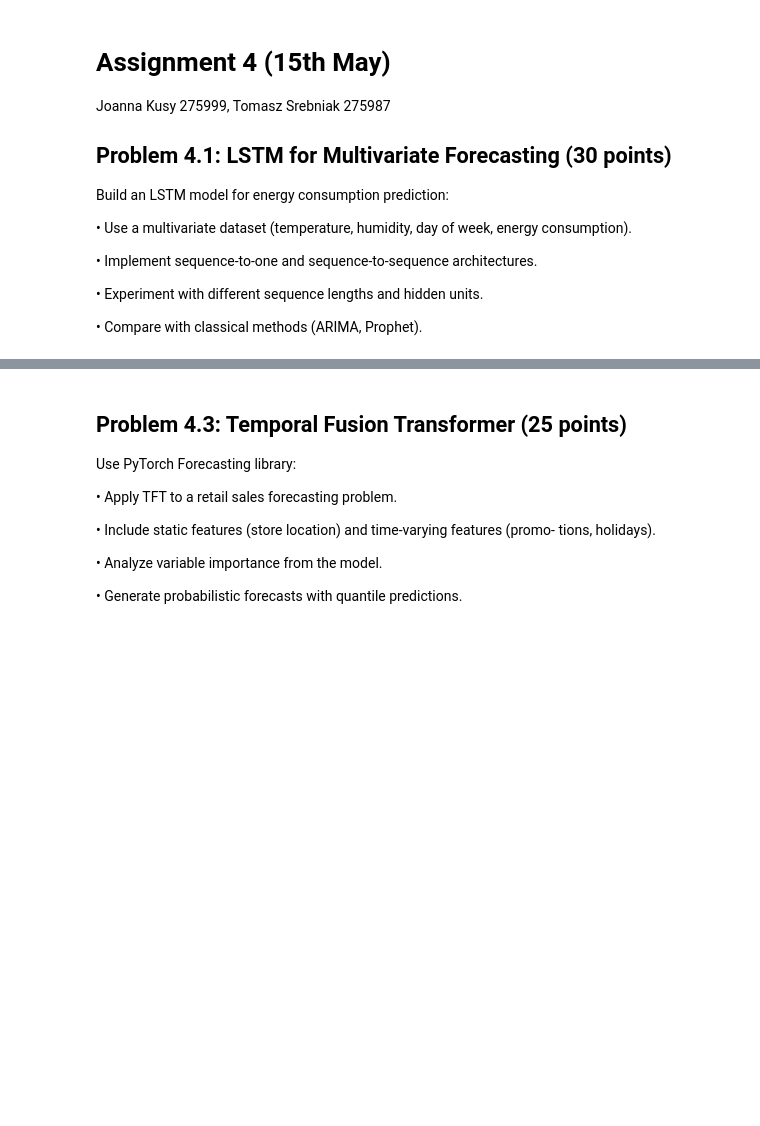
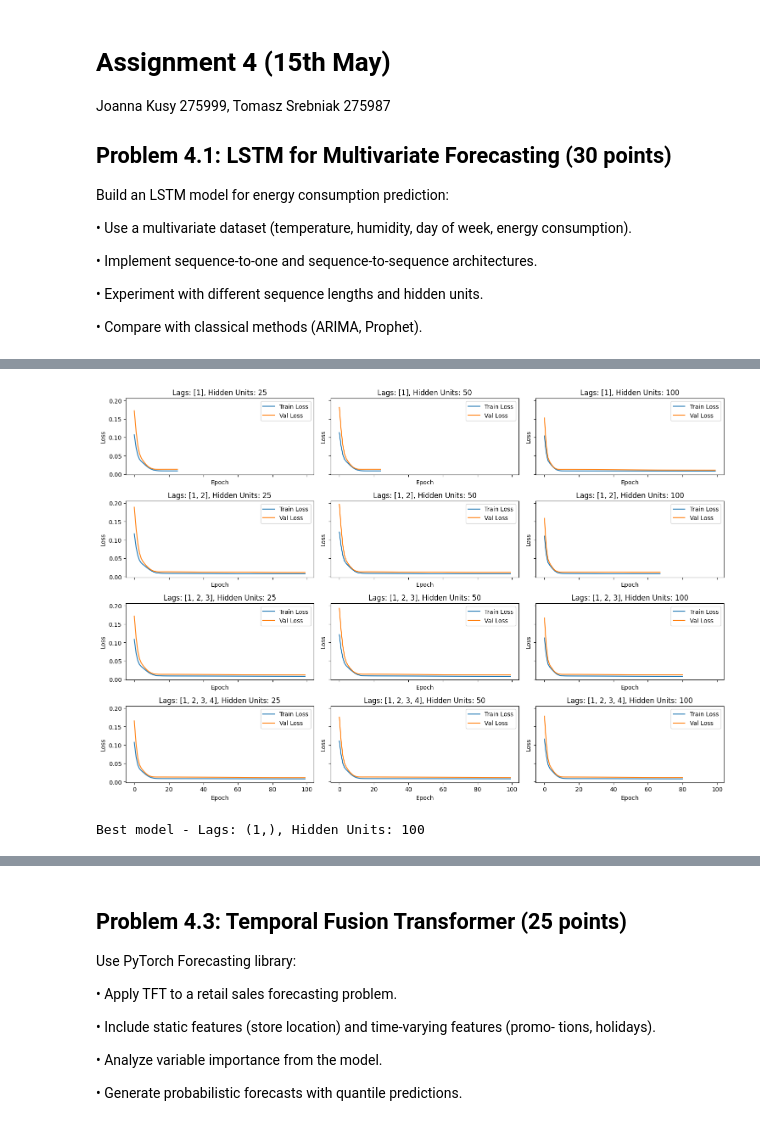
Before and after one commit to tomaszsrebniak/ML_for_data_analytics, a Jupyter notebook: Assignment4/List4.ipynb, the cells around one changed output, grey strips where cells are left out. Saved outputs shown, nothing was run; the diff lists cells and outputs as text; code cells hidden in the pictures; blank space fills up the shorter version.

```diff
--- a/Assignment4/List4.ipynb
+++ b/Assignment4/List4.ipynb
@@ -15,0 +292,7 @@ consumption).
+# %%
+train_df, test_df = encode_features(train, test)  # categorical encoding
+
+val_size = 111
+train_df, val_df = split_train(train_df, val_size=val_size)  # train-val split
+
+train_df, val_df, test_df, scaler = scale_data_new(train_df, val_df, test_df)  # scaling
@@ -15,0 +358,22 @@ consumption).
+# %%
+fig, ax = plt.subplots(len(lag_grid), len(hidden_units_grid), figsize=(15, 10), sharex=True, sharey=True)
+
+for i, lags in enumerate(lag_grid):
+    for j, hidden_units in enumerate(hidden_units_grid):
+        history = histories[(tuple(lags), hidden_units)]
+        ax[i, j].plot(history.history["loss"], label="Train Loss")
+        ax[i, j].plot(history.history["val_loss"], label="Val Loss")
+        ax[i, j].set_title(f"Lags: {lags}, Hidden Units: {hidden_units}")
+        ax[i, j].legend()
+        ax[i, j].set_xlabel("Epoch")
+        ax[i, j].set_ylabel("Loss")
+plt.tight_layout()
+plt.show()
+# %% [output]
+[figure, added]
+# %%
+best_model_key = min(histories, key=lambda k: min(histories[k].history["val_loss"]))
+best_model = models[best_model_key]
+print(f"Best model - Lags: {best_model_key[0]}, Hidden Units: {best_model_key[1]}")
+# %% [output]
+Best model - Lags: (1,), Hidden Units: 100
```
Also changed, not shown: parts of 93 cells of this notebook, 3 other files.
